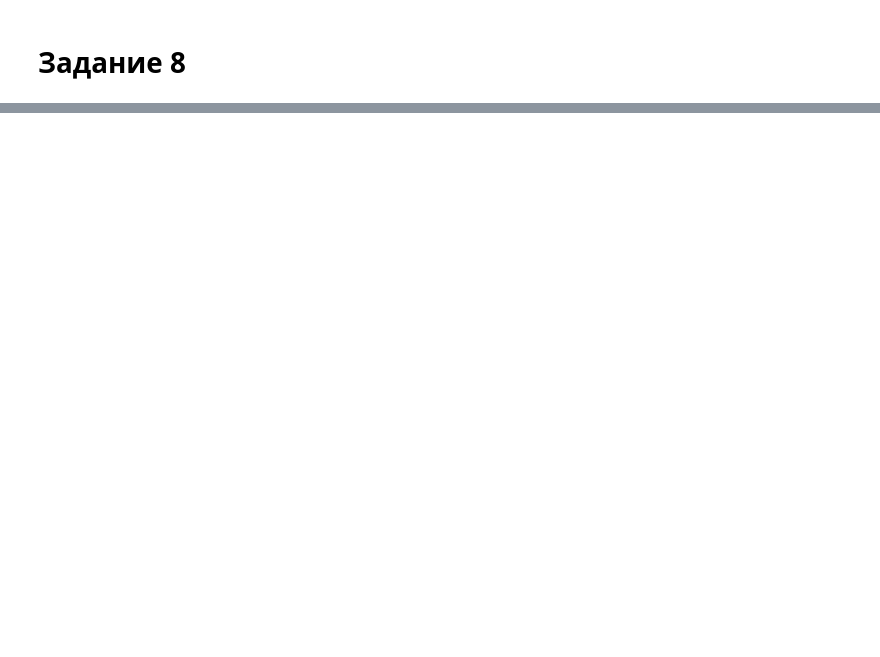
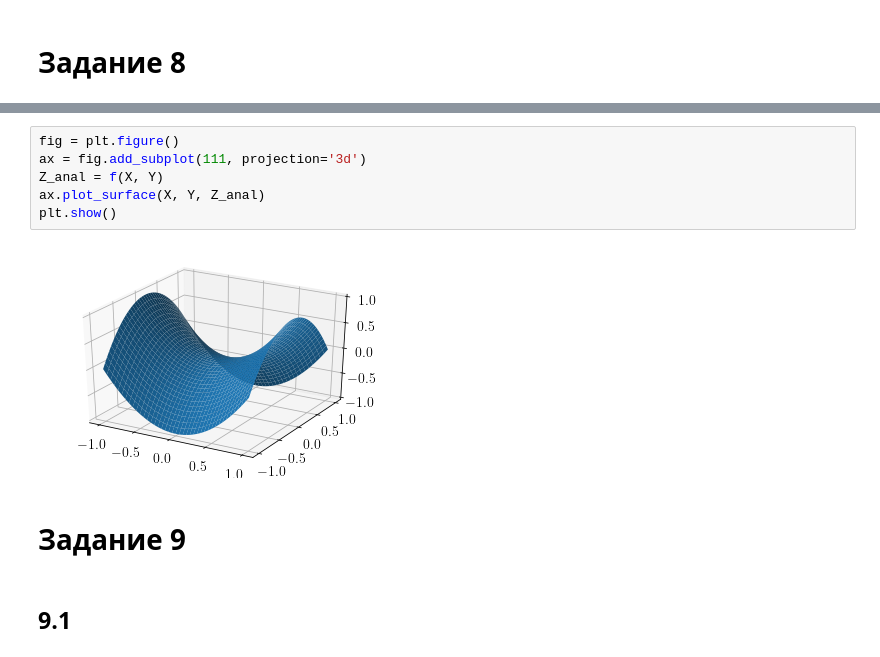
Before and after one commit to igudav/stochan, a Jupyter notebook: stochan2.ipynb, the cells around one changed output, grey strips where cells are left out. Saved outputs shown, nothing was run; the diff lists cells and outputs as text; blank space fills up the shorter version.

```diff
--- a/stochan2.ipynb
+++ b/stochan2.ipynb
@@ -144,0 +239,12 @@ minimize(f, np.array([-0.36, -0.93]), jac=grad_f, constraints=constr)
+# %%
+fig = plt.figure()
+ax = fig.add_subplot(111, projection='3d')
+Z_anal = f(X, Y)
+ax.plot_surface(X, Y, Z_anal)
+plt.show()
+# %% [output]
+[figure, added]
+# %% [markdown]
+# Задание 9
+# %% [markdown]
+## 9.1
```
Also changed, not shown: parts of 44 cells of this notebook, 10 other files.
